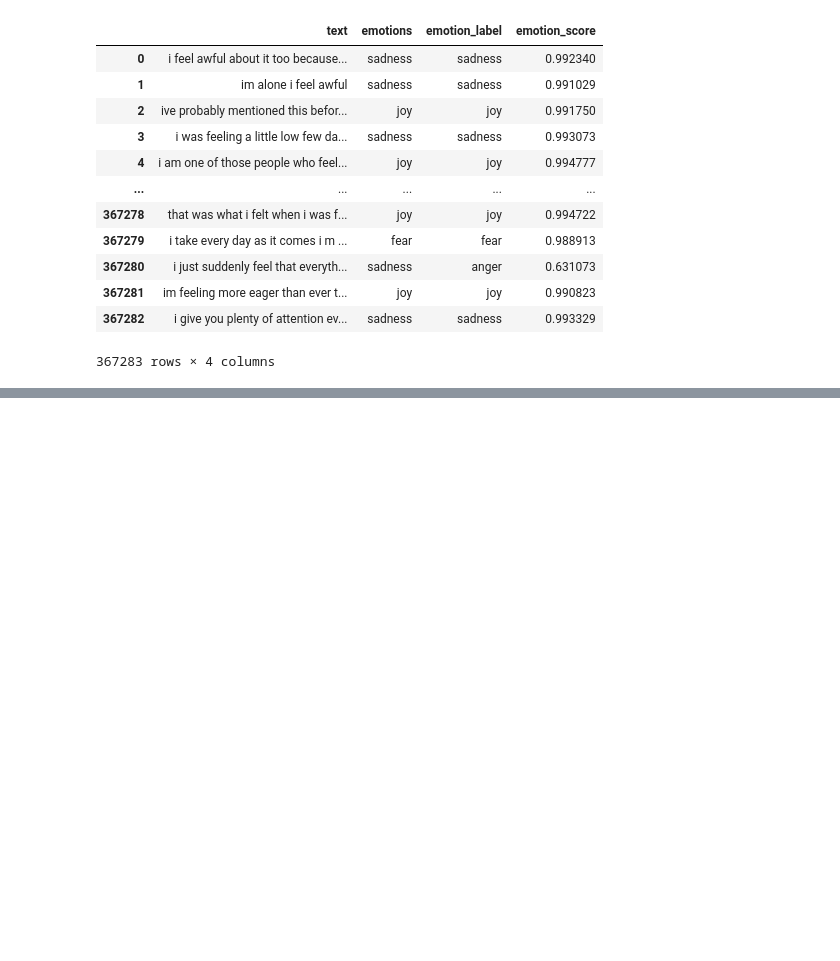
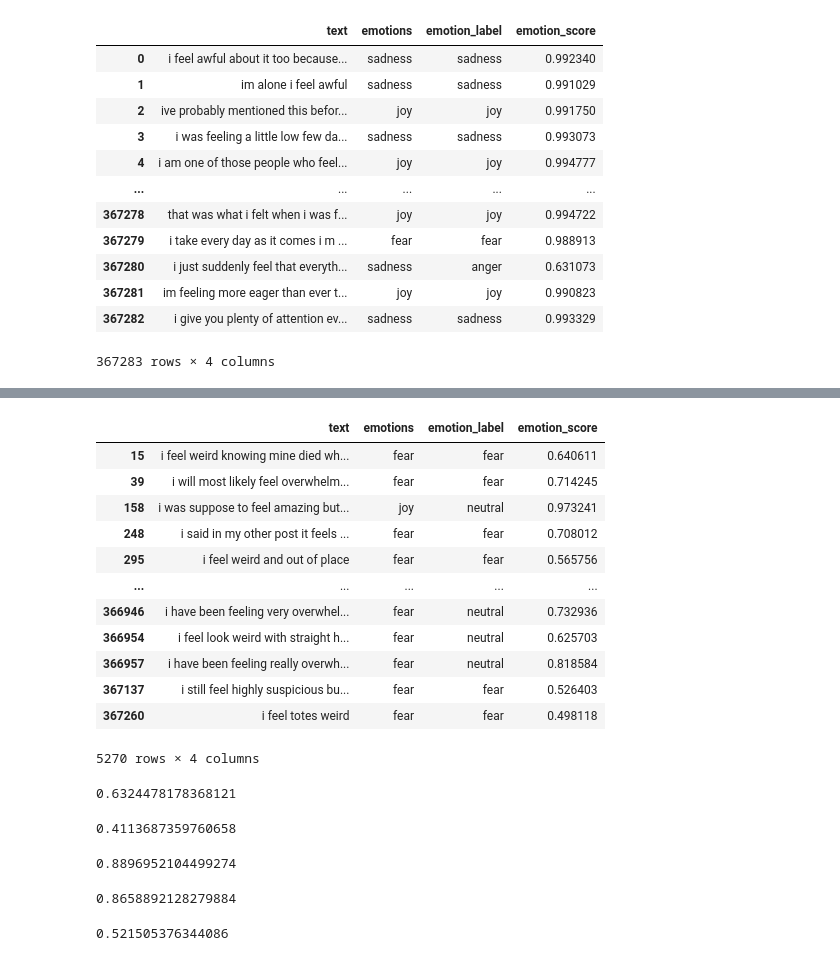
Before and after one commit to Iphled/Affective_Speech_Synthesis, a Jupyter notebook: Project/BERT/set_reduce.ipynb, the cells around one changed output, grey strips where cells are left out. Drawn from its saved outputs; the diff is of its cells as text; code cells hidden in the pictures; blank space fills up the shorter version.

```diff
--- a/Project/BERT/set_reduce.ipynb
+++ b/Project/BERT/set_reduce.ipynb
@@ -74,0 +129,3 @@ fig.show()
+# %%
+sad_emotions=model(surprise_sad)
+sad_emotions
@@ -74,0 +150,3 @@ fig.show()
+# %%
+fear_emotions=model(surprise_fear)
+fear_emotions
@@ -74,0 +215,43 @@ fig.show()
+# %%
+surprise_zeilen.loc[:,"emotion_label"]=newem
+# %%
+surprise_zeilen
+# %% [output]
+|  | text | emotions | emotion_label | emotion_score |
+| 15 | i feel weird knowing mine died wh... | fear | fear | 0.640611 |
+| 39 | i will most likely feel overwhelm... | fear | fear | 0.714245 |
+| 158 | i was suppose to feel amazing but... | joy | neutral | 0.973241 |
+| 248 | i said in my other post it feels ... | fear | fear | 0.708012 |
+| 295 | i feel weird and out of place | fear | fear | 0.565756 |
+| ... | ... | ... | ... | ... |
+| 366946 | i have been feeling very overwhel... | fear | neutral | 0.732936 |
+| 366954 | i feel look weird with straight h... | fear | neutral | 0.625703 |
+| 366957 | i have been feeling really overwh... | fear | neutral | 0.818584 |
+| 367137 | i still feel highly suspicious bu... | fear | fear | 0.526403 |
+| 367260 | i feel totes weird | fear | fear | 0.498118 |
+5270 rows × 4 columns
+# %%
+falsche_zeilen2 = surprise_zeilen.loc[surprise_zeilen["emotions"] != surprise_zeilen["emotion_label"]]
+len(falsche_zeilen2) / len(surprise_zeilen["emotions"])
+# %% [output]
+0.6324478178368121
+# %%
+falsche_zeilen_fear = surprise_zeilen.loc[(surprise_zeilen["emotions"]=="fear") & (surprise_zeilen["emotion_label"]!="fear")]
+len(falsche_zeilen_fear) / len(surprise_zeilen.loc[surprise_zeilen["emotions"]=="fear"])
+# %% [output]
+0.4113687359760658
+# %%
+falsche_zeilen_joy = surprise_zeilen.loc[(surprise_zeilen["emotions"]=="joy") & (surprise_zeilen["emotion_label"]!="joy")]
+len(falsche_zeilen_joy) / len(surprise_zeilen.loc[surprise_zeilen["emotions"]=="joy"])
+# %% [output]
+0.8896952104499274
+# %%
+falsche_zeilen_sad = surprise_zeilen.loc[(surprise_zeilen["emotions"]=="sadness") & (surprise_zeilen["emotion_label"]!="sadness")]
+len(falsche_zeilen_sad) / len(surprise_zeilen.loc[surprise_zeilen["emotions"]=="sadness"])
+# %% [output]
+0.8658892128279884
+# %%
+falsche_zeilen_ang = surprise_zeilen.loc[(surprise_zeilen["emotions"]=="anger") & (surprise_zeilen["emotion_label"]!="anger")]
+len(falsche_zeilen_ang) / len(surprise_zeilen.loc[surprise_zeilen["emotions"]=="anger"])
+# %% [output]
+0.521505376344086
```
Also changed, not shown: parts of 14 cells of this notebook, 7 other files.
